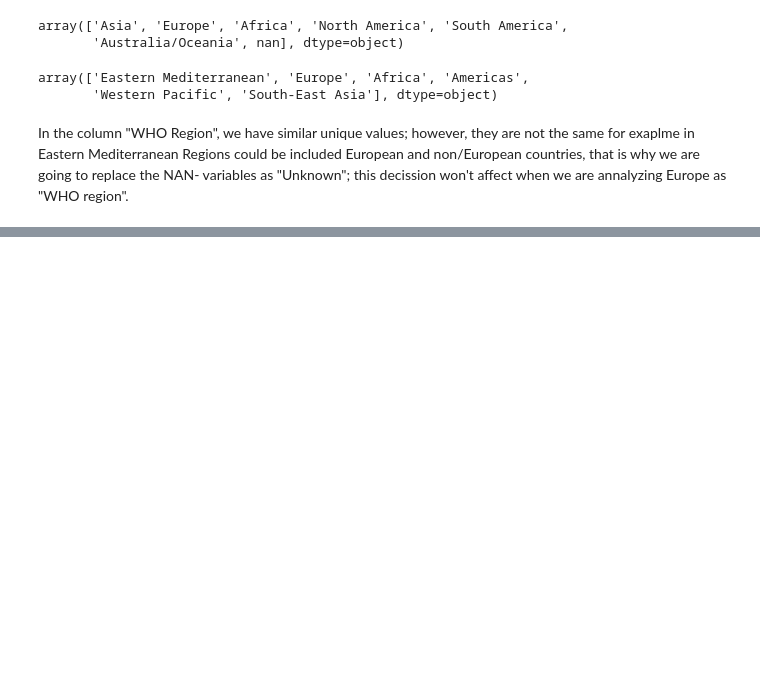
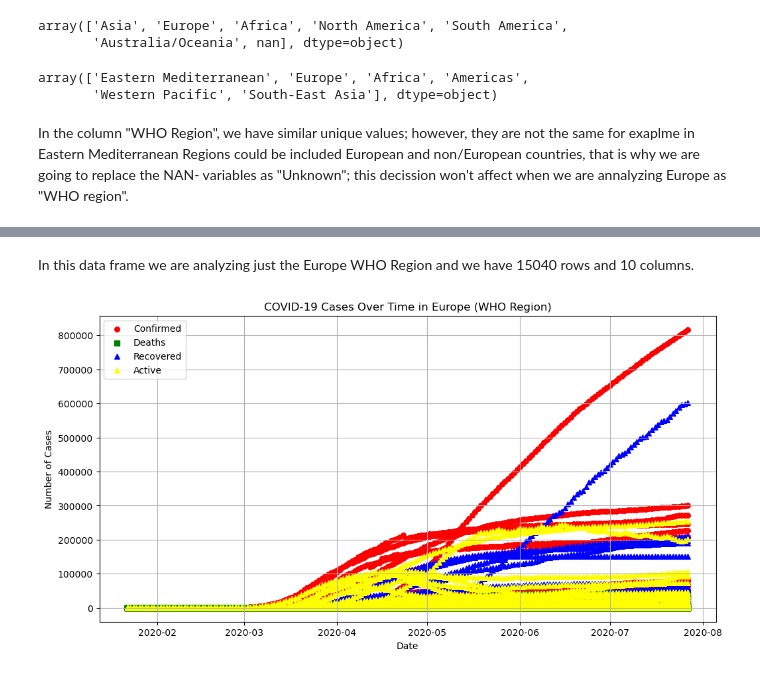
Before and after one commit to mijailbv/COVID19_Predictions_Time_Serires_Analysis, a Jupyter notebook: 1CA_Machine_Learning.ipynb, the cells around one changed output, grey strips where cells are left out. Drawn from its saved outputs; the diff is of its cells as text; code cells hidden in the pictures; blank space fills up the shorter version.

Commit message:
Starting time series analysis
-resetting index
-creating a dataframe to be used for time series analysis
- first code for plotting covid cases in time

```diff
--- a/1CA_Machine_Learning.ipynb
+++ b/1CA_Machine_Learning.ipynb
@@ -150,7 +150,8 @@ As we can see the variable "Province/state" has around 70% of Null values presen
 
 In the column continent, as it is related to "WHO Region", we are going to annalyze the columns to see how similar they are.
 # %%
-# Showing the unique values of "Continent"
+# Dropping "Province/State and showing the unique values of "Continent"
+cov_df.drop('Province/State', axis=1, inplace=True)
 cov_df['Continent'].unique()
 # %% [output]
 array(['Asia', 'Europe', 'Africa', 'North America', 'South America',
@@ -167,0 +208,20 @@ cov_df['Continent'].fillna('Unknown', inplace=True)
+# %% [markdown]
+In this data frame we are analyzing just the Europe WHO Region and we have 15040 rows and 10 columns.
+# %%
+# Visualization of Covid-19 Cases Over Time in Europe
+covid_EU = cov_df[cov_df['WHO Region'] == 'Europe']
+covid_EU['Date'] = pd.to_datetime(covid_EU['Date'])
+
+plt.figure(figsize=(12, 6))
+plt.scatter(covid_EU['Date'], covid_EU['Confirmed'], label='Confirmed', color='red', marker='o', s=30)
+plt.scatter(covid_EU['Date'], covid_EU['Deaths'], label='Deaths', color='green', marker='s', s=30)
+plt.scatter(covid_EU['Date'], covid_EU['Recovered'], label='Recovered', color='blue', marker='^', s=30)
+plt.scatter(covid_EU['Date'], covid_EU['Active'], label='Active', color='yellow', marker='^', s=30)
+plt.title('COVID-19 Cases Over Time in Europe (WHO Region)')
+plt.xlabel('Date')
+plt.ylabel('Number of Cases')
+plt.legend()
+plt.grid(True)
+plt.show()
+# %% [output]
+[figure, added]
```
Also changed, not shown: parts of 5 cells of this notebook.
